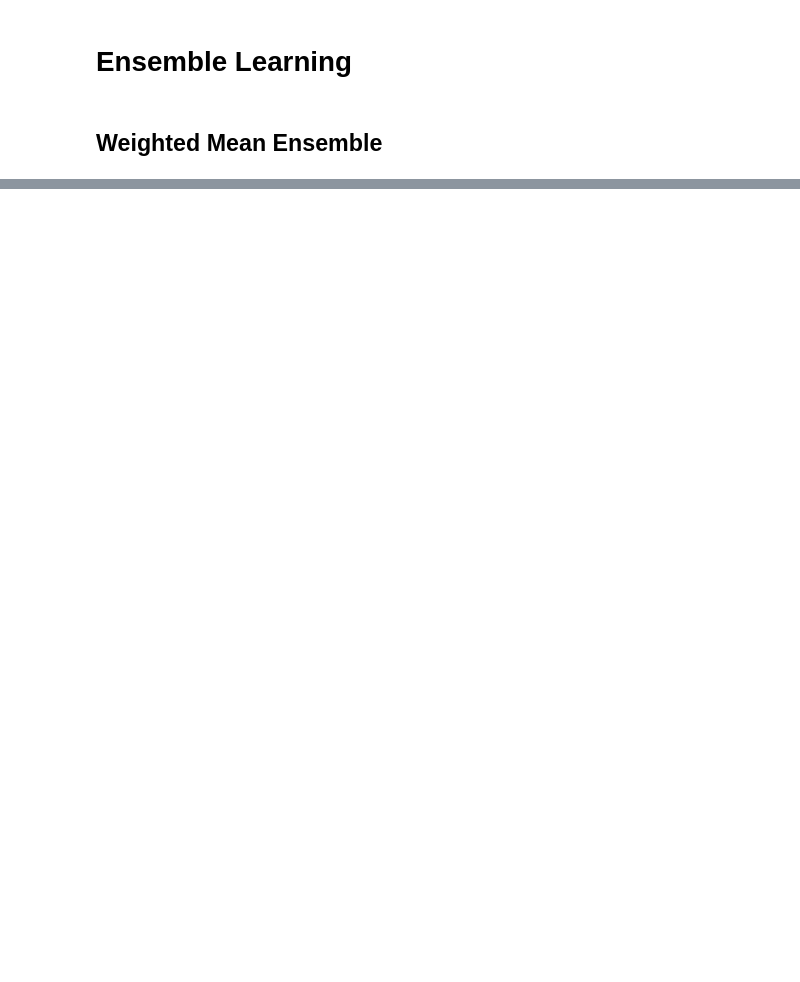
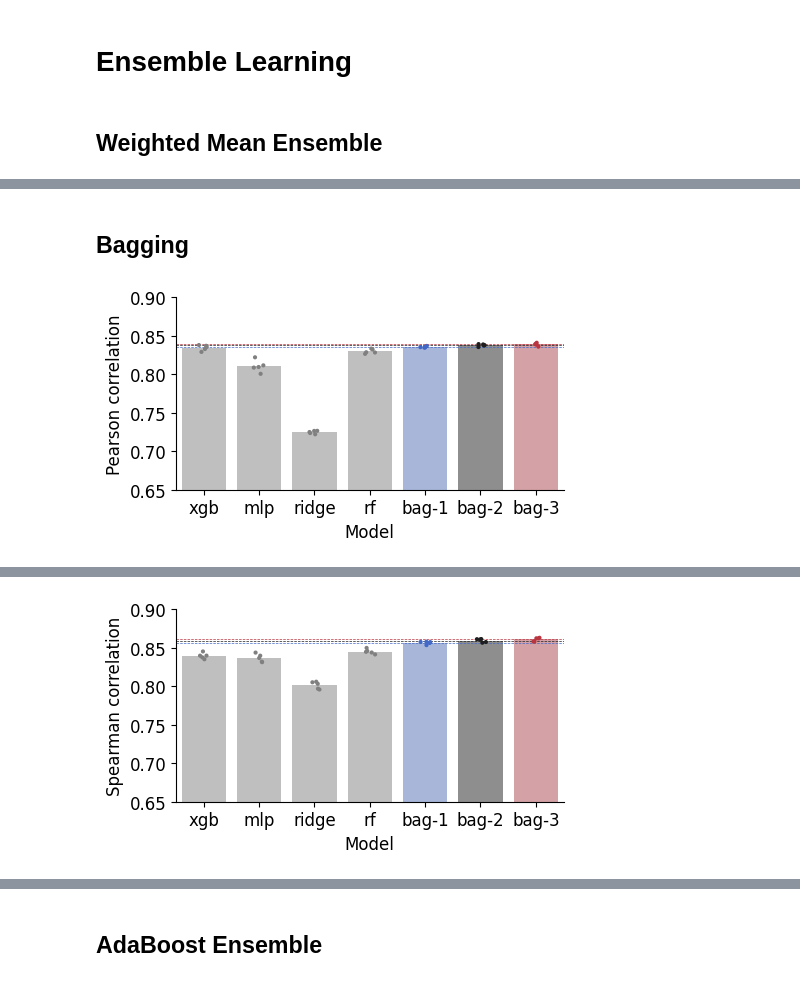
Before and after one commit to PeihengLu/ox-dissertation, a Jupyter notebook: ensemle.ipynb, the cells around one changed output, grey strips where cells are left out. Saved outputs shown, nothing was run; the diff lists cells and outputs as text; code cells hidden in the pictures; blank space fills up the shorter version.

```diff
--- a/ensemle.ipynb
+++ b/ensemle.ipynb
@@ -162 +127,69 @@ opt-f vs mlp t-statistic: -3.711756269870872, p-value: 0.004831835328800588
 Significant
+# %% [markdown]
+## Bagging
+# %%
+from models.ensemble_bagging import EnsembleBagging
+
+data = 'ensemble-pd-hek293t-pe2.csv'
+
+n_rounds = 3
+
+performances_pearson = {}
+performances_spearman = {}
+for i in range(n_rounds):
+    ensemble_bagging = EnsembleBagging(n_rounds=i+1)
+    ensemble_bagging.fit(data)
+    performance_pearson, performance_spearman = ensemble_bagging.test(data)
+    performance_pearson[f'bag-{i+1}'] = performance_pearson.pop('bag')
+    performance_spearman[f'bag-{i+1}'] = performance_spearman.pop('bag')
+    performances_pearson.update(performance_pearson)
+    performances_spearman.update(performance_spearman)
+# %%
+import  numpy as np
+import pandas as pd
+from os.path import join as pjoin
+from scipy.stats import ttest_ind
+
+# plot the performance as bar plot
+import matplotlib.pyplot as plt
+import seaborn as sns
+
+alpha = 0.5
+f_size = 12
+
+for name, performance in zip(['Pearson', 'Spearman'], [performances_pearson, performances_spearman]):
+    fig, ax = plt.subplots(figsize=(5, 2.5))
+    ax.set_ylim(0.65, 0.9)
+    colour_palette = iter(sns.color_palette('icefire', n_colors=n_rounds))
+    colours = ['gray' if 'bag' not in model else next(colour_palette) for model in performance.keys()]
+    sns.stripplot(data=performance, ax=ax, alpha=1, jitter=0.1, size=3, palette=colours)
+    sns.barplot(data=performance, ax=ax, alpha=alpha, palette=colours, errorbar=None)
+    ax.set_xlabel('Model', fontsize=f_size)
+    ax.set_ylabel(f'{name} correlation', fontsize=f_size)
+    ax.tick_params(axis='both', which='major', labelsize=f_size)
+    ax.tick_params(axis='both', which='minor', labelsize=f_size)
+    # remove top and right spines
+    ax.spines['top'].set_visible(False)
+    ax.spines['right'].set_visible(False)
+    # show a horizontal line at the mean for adaboost model
+    for ind, model in enumerate(performance.keys()):
+        if 'bag' in model:
+            ax.axhline(y=np.mean(performance[model]), color=colours[ind], linestyle='--', linewidth=0.5)
+    # rotate the x tick labels
+    plt.show()
+
+    # perform paired t-test between opt pwm models and the rest
+    from scipy.stats import ttest_ind
+    adaboost_values = {model: performance[model] for model in performance.keys() if 'bag' in model}
+    rest_values = {model: performance[model] for model in performance.keys() if 'bag' not in model}
+
+    for ensemble, performance_ensemble in zip(adaboost_values.keys(), adaboost_values.values()):
+        for rest, performance_rest in zip(rest_values.keys(), rest_values.values()):
+            t_stat, p_value = ttest_ind(performance_ensemble, performance_rest)
+            print(f'{ensemble} vs {rest} t-statistic: {t_stat}, p-value: {p_value}')
+            if p_value < 0.05:
+                print('Significant')
+            else:
+                print('Not significant')
+# %% [output]
+[figure, added]
@@ -162,0 +213 @@ Significant
+[figure, added]
@@ -162,0 +231,2 @@ Significant
+# %% [markdown]
+## AdaBoost Ensemble
```
Also changed, not shown: parts of 5 cells of this notebook, 5 other files.
